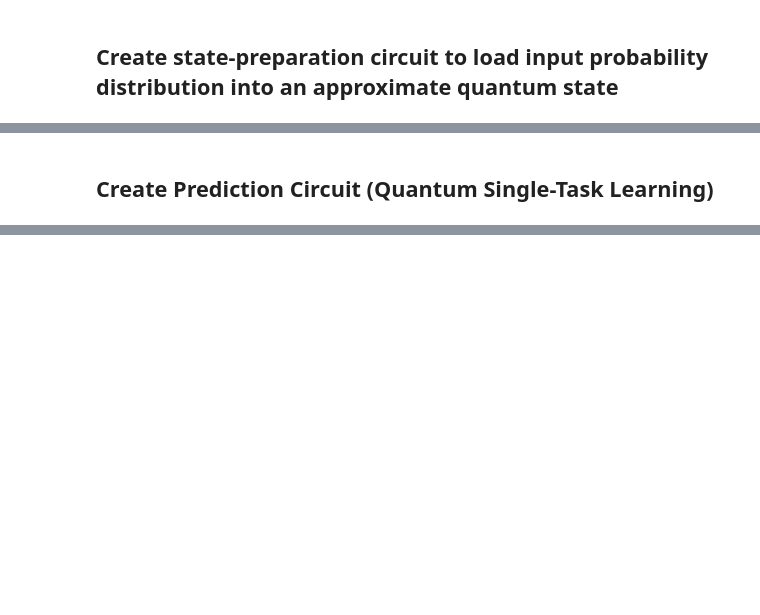
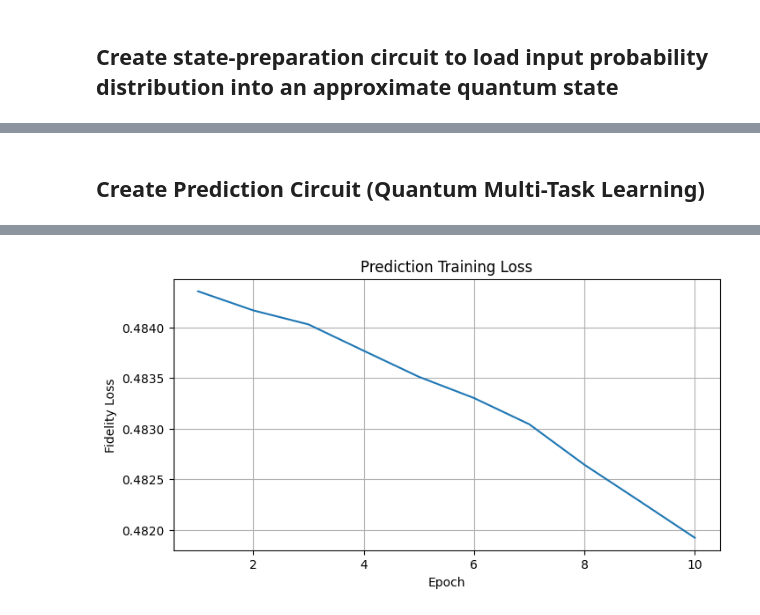
Before and after one commit to Rishivarshil/osuquantumclub, a Jupyter notebook: cqnn_mvp.ipynb, the cells around one changed output, grey strips where cells are left out. Saved outputs shown, nothing was run; the diff lists cells and outputs as text; code cells hidden in the pictures; blank space fills up the shorter version.

Commit message:
Implemented QMTL

```diff
--- a/cqnn_mvp.ipynb
+++ b/cqnn_mvp.ipynb
@@ -408,5 +429,5 @@ plt.show()
 # %% [markdown]
-## Create Prediction Circuit (Quantum Single-Task Learning)
+## Create Prediction Circuit (Quantum Multi-Task Learning)
 # %%
 #Build the circuit
 
@@ -486,7 +516,6 @@ def qmtl_circuit(params, context): # context is a classical input for now (what
     return qml.probs(ancillary_wire)
 # %%
 #Train prediction circuit
-#TODO: SWAP Test & refactor to implement QSTL
 
 import torch
 import torch.nn as nn
@@ -502,12 +531,12 @@ def init_params():
 
     # --- Shared Parameters ---
     # We need L=2 layers of 4 params each
-    shared_params = torch.randn(N_LAYERS, n_params_per_layer, requires_grad=True)
+    shared_params = torch.randn(N_LAYERS, n_params_per_layer, 2, requires_grad=True)
 
     # --- Specify Parameters ---
     # We need K=4 sets of (L=2 layers * 4 params each)
     n_stocks = 2**N_CONTEXT_WIRES
-    spec_params = torch.randn(n_stocks, N_LAYERS, n_params_per_layer, requires_grad=True)
+    spec_params = torch.randn(n_stocks, N_LAYERS, n_params_per_layer, 2, requires_grad=True)
 
     # We use torch.nn.ParameterDict to keep them organized
     return nn.ParameterDict({
@@ -520,49 +549,48 @@ params = init_params()
 
 optimizer = torch.optim.Adam(params.values(), lr=LEARNING_RATE)
 
-#KL-Divergence used
-loss_fn = nn.KLDivLoss()
+def fidelity_loss(params):
+    # Run circuit
+    y_pred = qmtl_circuit(params)
+
+    return 1 - y_pred[0]  # Fidelity loss: 1 - P(0)
 
 print("\n--- Starting Training ---")
-
     # --- Run Epochs ---
+loss_hist = []
 for epoch in range(N_EPOCHS):
     total_loss = 0
 
-    # We loop through the training set one sample at a time
-    # (This is Stochastic Gradient Descent, Batch Size = 1)
-    for index, row in df_train.iloc[:50].iterrows(): #Only first 50 for testing purposes
+    # Do Quantum Batch Gradient Update (QBGU)
+    loss = fidelity_loss(params)
 
-        # Create the one-hot true label vector [P(0), P(1)]
-        y_true_onehot = torch.tensor([0.0, 0.0])
-        y_true_onehot[row['label']] = 1.0
+    # Calculate Gradients
+    # PyTorch and PennyLane work together to run the parameter-shift rule for ALL parameters.
+    loss.backward()
 
-        # 2. Run circuit, y_pred = [P(0), P(1)]
-        y_pred = qmtl_circuit(params, row['features'], row['context'])
+    # Update parameters
+    optimizer.step()
 
-        # Calculate Loss
-        # **CRITICAL**: KLDivLoss expects log-probabilities
-        loss = loss_fn(torch.log(y_pred), y_true_onehot)
+    # Clear gradients
+    optimizer.zero_grad()
 
-        # Calculate Gradients
-        # PyTorch and PennyLane work together to run the parameter-shift rule for ALL parameters.
-        loss.backward()
+    loss_hist.append(loss.item())
 
-        # Update parameters
-        optimizer.step()
+    print(f"Epoch {epoch+1}/{N_EPOCHS} - Loss: {loss:.4f}")
 
-        # Clear gradients
-        optimizer.zero_grad()
+print("--- Training Complete ---")
+print("Final Parameters (Shared):")
+print(params['shared'])
+print("Final Parameters (Specify):")
+print(params['spec'])
 
-        total_loss += loss.item()
-
-    avg_loss = total_loss / len(df_train)
-    print(f"Epoch {epoch+1}/{N_EPOCHS} - Avg. Loss: {avg_loss:.4f}")
-
-    print("--- Training Complete ---")
-    print("Final Parameters (Shared):")
-    print(params['shared'])
-    print("Final Parameters (Specify):")
-    print(params['spec'])
+# Plot loss
+plt.figure(figsize=(8, 4))
+plt.plot(range(1, len(loss_hist) + 1), loss_hist)
+plt.xlabel('Epoch')
+plt.ylabel('Fidelity Loss')
+plt.title('Prediction Training Loss')
+plt.grid(True)
+plt.show()
 # %% [output]
 --- Starting Training ---
@@ -585,0 +613 @@ tensor([[[-1.7667, -0.4806, -1.2539,  0.7395],
+[figure, added]
```
Also changed, not shown: parts of 6 cells of this notebook.
